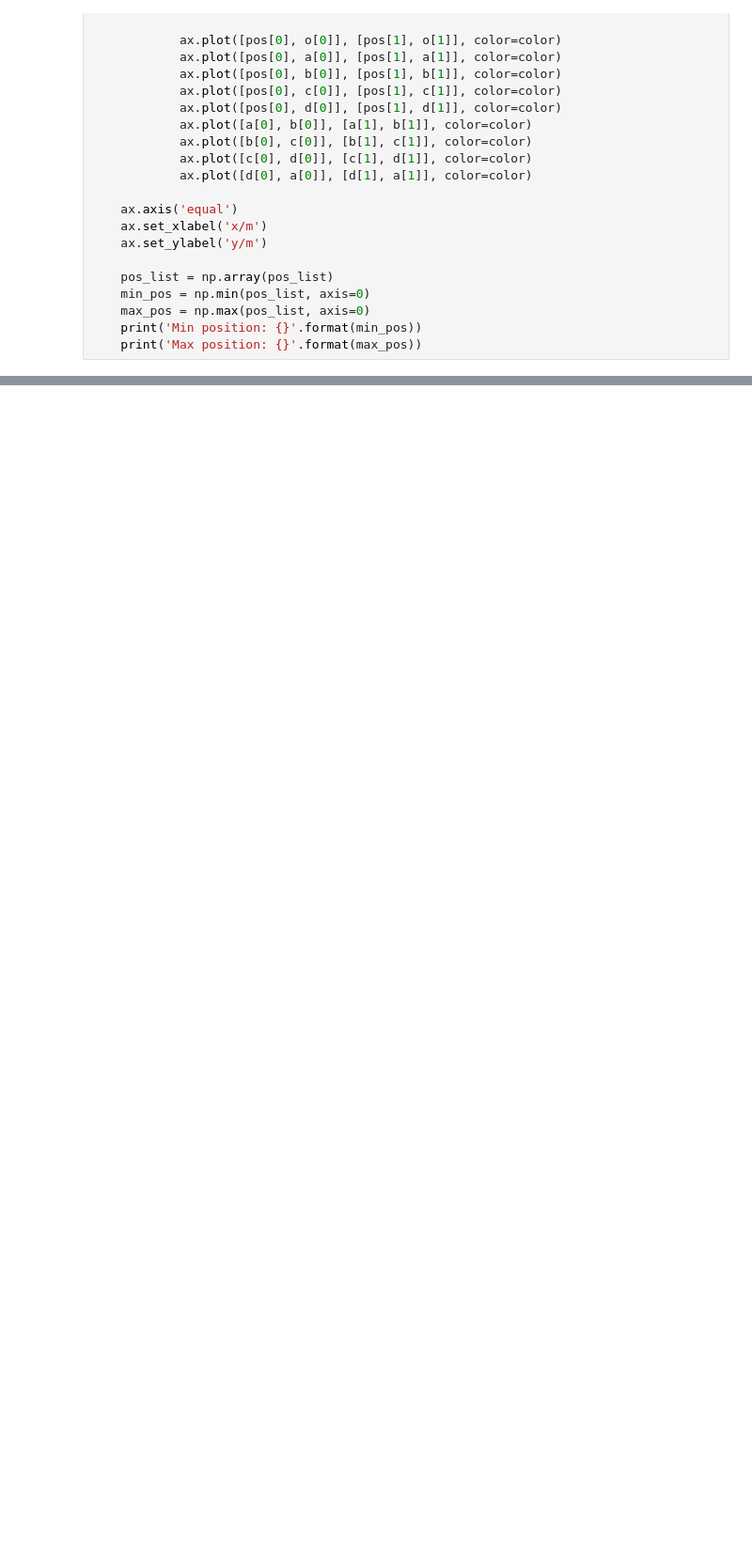
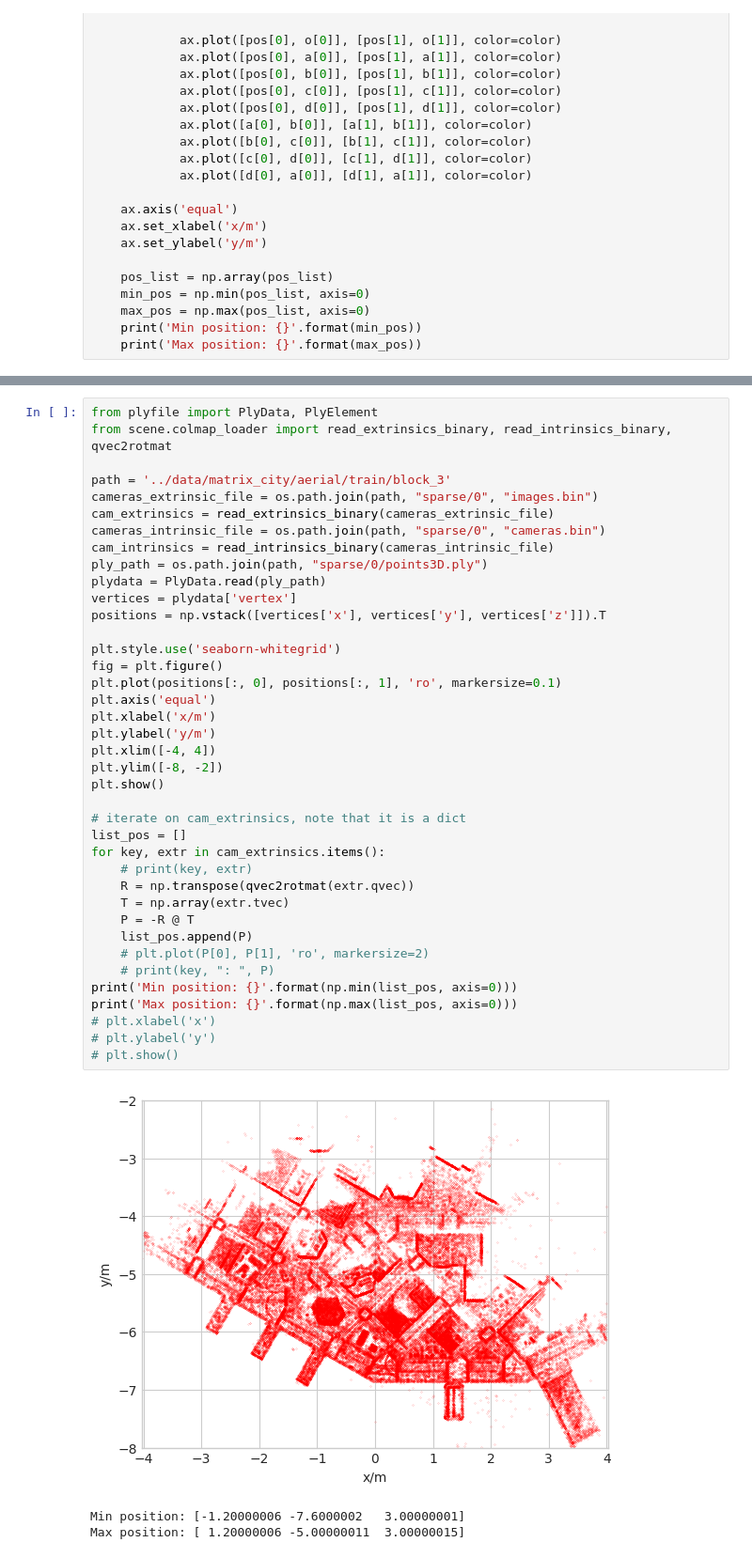
Before and after one commit to DekuLiuTesla/CityGaussian, a Jupyter notebook: notebooks/vis_matrixcity_trajectory.ipynb, the cells around one changed output, grey strips where cells are left out. Shown at 94% size. Drawn from its saved outputs; the diff is of its cells as text; blank space fills up the shorter version.

```diff
--- a/notebooks/vis_matrixcity_trajectory.ipynb
+++ b/notebooks/vis_matrixcity_trajectory.ipynb
@@ -73,0 +104,43 @@ Max position: [870. 390. 250.]
+# %%
+from plyfile import PlyData, PlyElement
+from scene.colmap_loader import read_extrinsics_binary, read_intrinsics_binary, qvec2rotmat
+
+path = '../data/matrix_city/aerial/train/block_3'
+cameras_extrinsic_file = os.path.join(path, "sparse/0", "images.bin")
+cam_extrinsics = read_extrinsics_binary(cameras_extrinsic_file)
+cameras_intrinsic_file = os.path.join(path, "sparse/0", "cameras.bin")
+cam_intrinsics = read_intrinsics_binary(cameras_intrinsic_file)
+ply_path = os.path.join(path, "sparse/0/points3D.ply")
+plydata = PlyData.read(ply_path)
+vertices = plydata['vertex']
+positions = np.vstack([vertices['x'], vertices['y'], vertices['z']]).T
+
+plt.style.use('seaborn-whitegrid')
+fig = plt.figure()
+plt.plot(positions[:, 0], positions[:, 1], 'ro', markersize=0.1)
+plt.axis('equal')
+plt.xlabel('x/m')
+plt.ylabel('y/m')
+plt.xlim([-4, 4])
+plt.ylim([-8, -2])
+plt.show()
+
+# iterate on cam_extrinsics, note that it is a dict
+list_pos = []
+for key, extr in cam_extrinsics.items():
+    # print(key, extr)
+    R = np.transpose(qvec2rotmat(extr.qvec))
+    T = np.array(extr.tvec)
+    P = -R @ T
+    list_pos.append(P)
+    # plt.plot(P[0], P[1], 'ro', markersize=2)
+    # print(key, ": ", P)
+print('Min position: {}'.format(np.min(list_pos, axis=0)))
+print('Max position: {}'.format(np.max(list_pos, axis=0)))
+# plt.xlabel('x')
+# plt.ylabel('y')
+# plt.show()
+# %% [output]
+[figure, added]
+Min position: [-1.20000006 -7.6000002   3.00000001]
+Max position: [ 1.20000006 -5.00000011  3.00000015]
```
Also changed, not shown: parts of 3 cells of this notebook.
